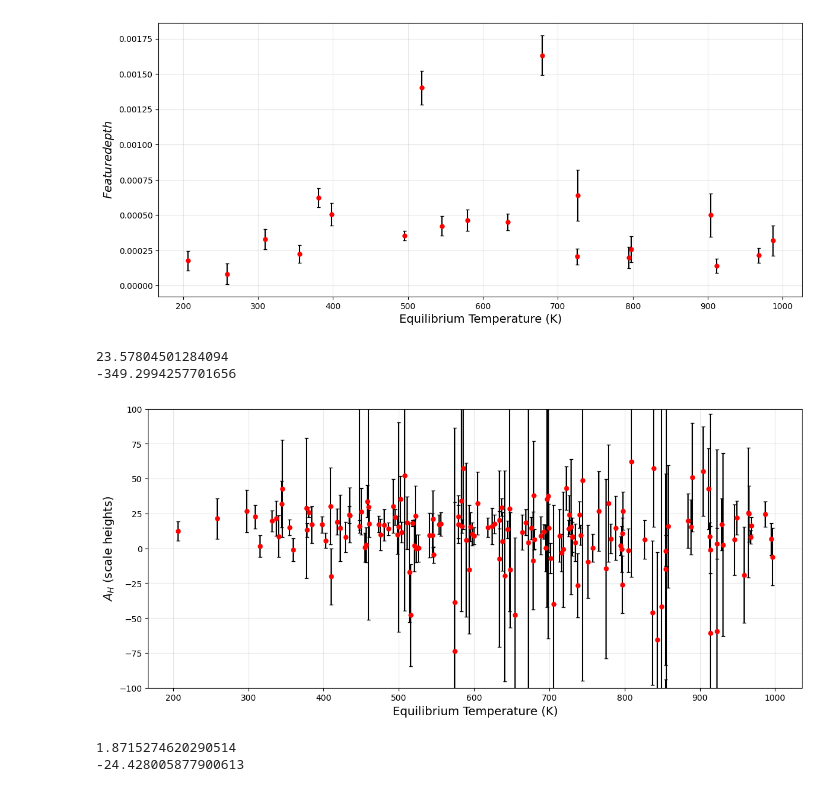
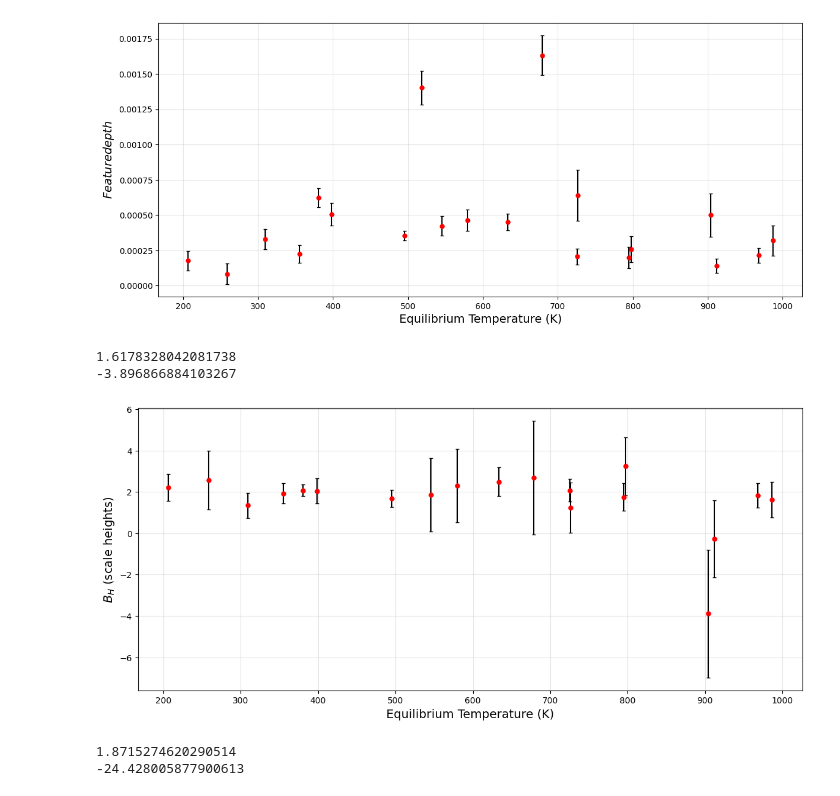
Before and after one commit to JackDavidMaher/Group-Studies---Exoplanets, a Jupyter notebook: Code/Miles_comparison_code.ipynb, the cells around one changed output. Cells and saved outputs as stored; diff of their text form; code cells hidden in the pictures.

```diff
--- a/Code/Miles_comparison_code.ipynb
+++ b/Code/Miles_comparison_code.ipynb
@@ -146,25 +140,25 @@ Bin 9: 917.4K - 996.4K | Best planets: ['TOI-1136 c', 'TOI-969 b']
 ['LHS 1140 b', 'K2-18 b', 'TOI-1468 c', 'TOI-270 d', 'L 98-59 d', 'TOI-4438 b', 'GJ 1214 b', 'HD 191939 d', 'TOI-1064 c', 'TOI-1758 b', 'K2-138 f', 'GJ 3090 b', 'TOI-521 b', 'TOI-561 c', 'TOI-1260 b', ...
 [figure]
 # %%
-array_1= pd.read_csv(r'C:\Users\Miles\OneDrive\Documents\uni stuff\Year 3\Group studies\Group-Studies---Exoplanets\Group 1 Full Loop Code\165 planets data\pandexo csv files\results20260205_175059.csv', comment='#')
-print(np.mean(array_1.iloc[:,3]))
+array_1= pd.read_csv(r'C:\Users\Miles\Documents\group studies\Group-Studies---Exoplanets\Code\Data\results_2026_02_24__16_53.csv', comment='#')
+print(np.mean(array_1.iloc[:,5]))
 #array_1= array_1[mask]
-print(min(array_1.iloc[:,3]))
+print(min(array_1.iloc[:,5]))
 plt.figure(figsize=(14,6))
-plt.errorbar(array_1.iloc[:,1], array_1.iloc[:,3],array_1.iloc[:,4],fmt='o',markersize=5,
+plt.errorbar(array_1.iloc[:,1], array_1.iloc[:,5],array_1.iloc[:,6],fmt='o',markersize=5,
                      color='red', ecolor= 'black',capsize=2,label='Feature bin')
 #plt.scatter(array_1[:,1], array_1[:,3])
-plt.ylim(-100,100)
+#plt.ylim(-100,100)
 plt.xlabel('Equilibrium Temperature (K)', fontsize=14)
-plt.ylabel('$A_H$ (scale heights)', fontsize=14)
+plt.ylabel('$B_H$ (scale heights)', fontsize=14)
 plt.grid(True, which='major', alpha=0.3, linestyle='-', linewidth=0.8)
 plt.grid(True, which='minor', alpha=0.15, linestyle=':', linewidth=0.5)
 
 plt.show()
 # %% [output]
-23.57804501284094
--349.2994257701656
+1.6178328042081738
+-3.896866884103267
-[figure, old version]
+[figure, new version]
 # %%
 array_1= pd.read_csv(r'C:\Users\Miles\OneDrive\Documents\uni stuff\Year 3\Group studies\Group-Studies---Exoplanets\Code\Data\results_2026_02_20__16_44.csv', comment='#')
 print(np.mean(array_1.iloc[:,5]))
```
Also changed, not shown: parts of 2 cells of this notebook, 1 other file.
